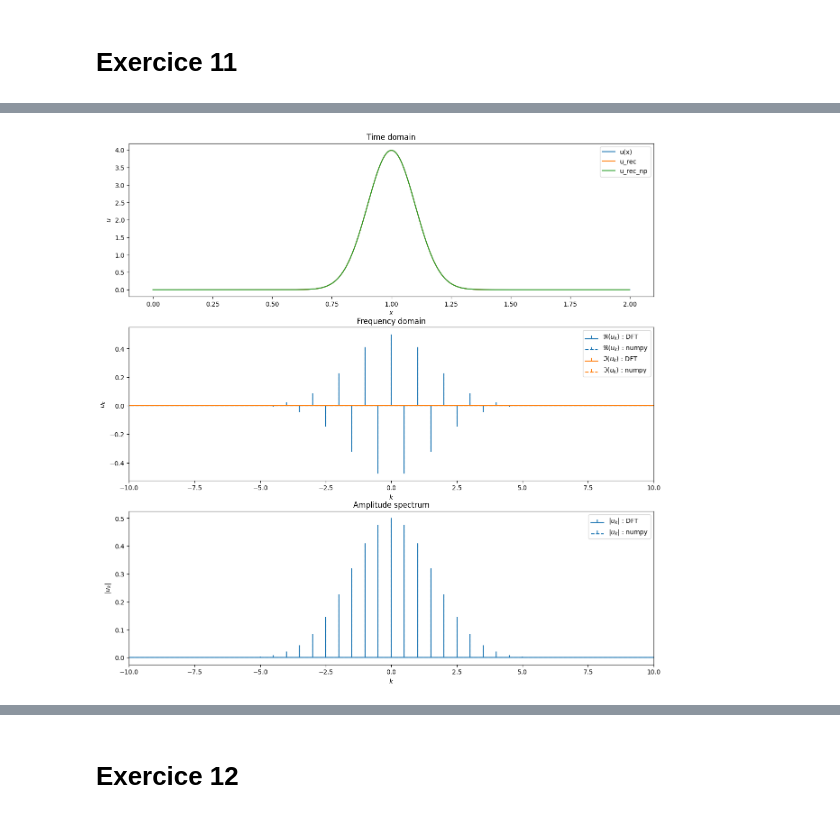
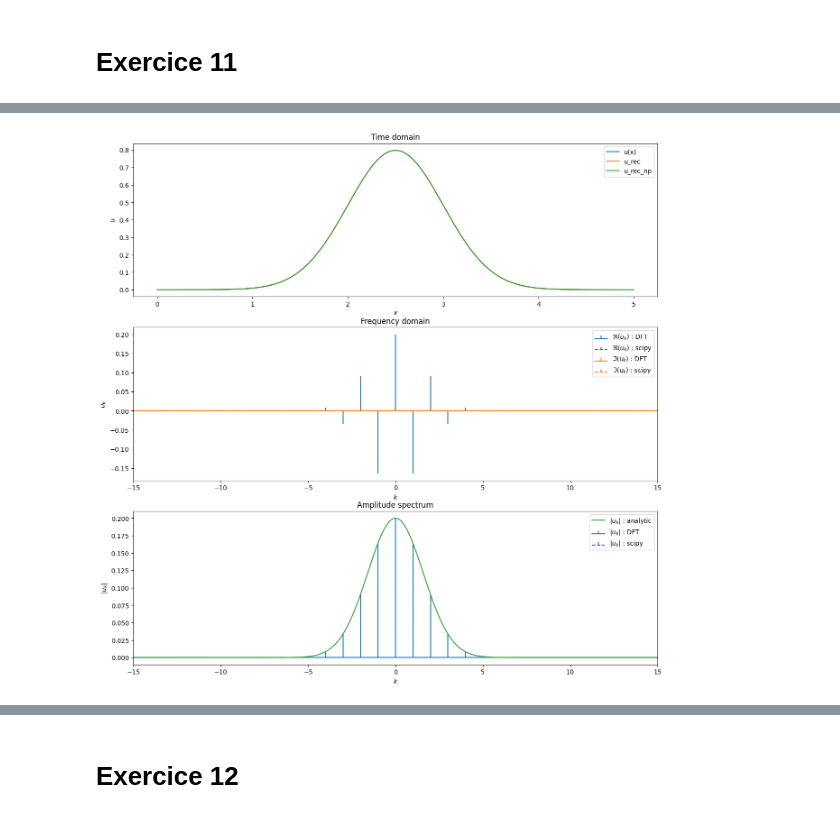
Before and after one commit to sablonl/LPHYS1303-Notebooks, a Jupyter notebook: Spectral.ipynb, the cells around one changed output, grey strips where cells are left out. Saved outputs shown, nothing was run; the diff lists cells and outputs as text; code cells hidden in the pictures.

```diff
--- a/Spectral.ipynb
+++ b/Spectral.ipynb
@@ -53,7 +53,7 @@ def IDFT(X):
 
     return X @ M
 # %%
-def plot_DFT(k, x, u_k, u_rec, u_k_np, u_rec_np, x_all, u_all, bounds=(-10, 10)):
+def plot_DFT(k, x, u_k, u_rec, u_k_np, u_rec_np, x_all, u_all, bounds=(-10, 10), u_analytic=None):
     fig, ax = plt.subplots(3, figsize=(15, 15))
 
     ax[0].plot(x_all, u_all, label="u(x)", c='C0')
@@ -66,11 +66,11 @@ def plot_DFT(k, x, u_k, u_rec, u_k_np, u_rec_np, x_all, u_all, bounds=(-10, 10))
 
     ax[1].stem(k, np.real(u_k), label="$\Re(u_k)$ : DFT",
                markerfmt=" ", basefmt="C0")
-    ax[1].stem(k, np.real(u_k_np), label="$\Re(u_k)$ : numpy",
+    ax[1].stem(k, np.real(u_k_np), label="$\Re(u_k)$ : scipy",
                markerfmt=" ", basefmt="C0--", linefmt="C0--")
     ax[1].stem(k, np.imag(u_k), label="$\Im(u_k)$ : DFT",
                markerfmt=" ", basefmt="C1", linefmt="C1")
-    ax[1].stem(k, np.imag(u_k_np), label="$\Im(u_k)$ : numpy",
+    ax[1].stem(k, np.imag(u_k_np), label="$\Im(u_k)$ : scipy",
                markerfmt=" ", basefmt="C1--", linefmt="C1--")
     ax[1].set_xbound(bounds[0], bounds[1])
     ax[1].set_title("Frequency domain")
@@ -81,7 +81,11 @@ def plot_DFT(k, x, u_k, u_rec, u_k_np, u_rec_np, x_all, u_all, bounds=(-10, 10))
     ax[2].stem(k, np.abs(u_k),
                markerfmt=" ", basefmt="C0", label="$|u_k|$ : DFT")
     ax[2].stem(k, np.abs(u_k_np),
-               markerfmt=" ", basefmt="C0--", linefmt="C0--", label="$|u_k|$ : numpy")
+               markerfmt=" ", basefmt="C0--", linefmt="C0--", label="$|u_k|$ : scipy")
+    if u_analytic is not None:
+        kk = np.linspace(bounds[0], bounds[1], 1000)
+        ax[2].plot(kk, np.abs(u_analytic(kk)),
+                   label="$|u_k|$ : analytic", c='C2')
     ax[2].set_xbound(bounds[0], bounds[1])
     ax[2].set_title("Amplitude spectrum")
     ax[2].set_xlabel("$k$")
@@ -98,15 +102,16 @@ amplis_cos = [0.75, 1.0, 0.5, -1.25]
 # -> definit un spectre discret
 
 
-def f(x): return sum([a * np.sin(2 * np.pi * f * x) for a, f in zip(amplis_sin, freqs_sin)]
-                     ) + sum([a * np.cos(2 * np.pi * f * x) for a, f in zip(amplis_cos, freqs_cos)])
+def f(x): return sum([a * np.sin(f * x) for a, f in zip(amplis_sin, freqs_sin)]
+                     ) + sum([a * np.cos(f * x) for a, f in zip(amplis_cos, freqs_cos)])
 
 
-L = 5.0  # PS: physical wavenumber is k/L -> plus le domaine et N sont grands, plus on verra les delta de Dirac
+L = 2*np.pi  # PS: les fréquences physiques sont 2pik/L avec k \in Z
+
 x_all = np.linspace(0, L, 5000, endpoint=False)
 u_all = f(x_all)
 
-N = 2**9
+N = 2**8
 x = np.linspace(0, L, N, endpoint=False)
 u = f(x)
 if N % 2 == 0:
@@ -129,6 +134,6 @@ print(f"Temps de calcul pour N = {N} avec scipy :")
 u_k_np = fftshift(fft(u)) / N
 u_rec_np = ifft(ifftshift(u_k_np)) * N
 
-plot_DFT(k/L, x, u_k, u_rec, u_k_np, u_rec_np, x_all, u_all,
+plot_DFT(k, x, u_k, u_rec, u_k_np, u_rec_np, x_all, u_all,
          bounds=(-max(freqs_sin + freqs_cos) - 2, max(freqs_sin + freqs_cos) + 2))
 # %% [output]
@@ -142,39 +147,40 @@ Temps de calcul pour N = 512 avec scipy :
 # %%
 # Test 2: spectre continu
-mu, sigma = 1.0, 0.1
-L = 2.0
+mu, sigma = 2.5, 0.5
+L = 5.0
+dk = 2*np.pi / L
 
 
 def f(x): return np.exp(- (x - mu)**2 / (2 * sigma**2)) / \
     (sigma * np.sqrt(2 * np.pi))
 
 
 x_all = np.linspace(0, L, 5000, endpoint=False)
 u_all = f(x_all)
 
-
-def u_analytic(k): return np.exp(1j * k * mu - (sigma*k)
-                                 ** 2 / 2) / np.sqrt(2 * np.pi)  # unused
+def u_analytic(k): return np.exp(-0.5*dk*k*(-2j*mu+dk*k*sigma**2)) / L
+# On remarque que le 'k' dans la fonction analytique est en fait '2pi k/L'... cela vient des coventions.
+# Une attention particulière doit être portée au domaine si l'on souhaite faire une analyse spectrale
 
 
 N = 2**10
 x = np.linspace(0, L, N, endpoint=False)
 u = f(x)
 if N % 2 == 0:
     k = np.arange(-N/2, N/2).reshape((N, 1))
 else:
     k = np.arange(-(N-1)/2, (N-1)/2 + 1).reshape((N, 1))
 
 u_k = DFT(u)
 u_rec = IDFT(u_k)
 
 # Via scipy
 u_k_np = fftshift(fft(u)) / N
 u_rec_np = ifft(ifftshift(u_k_np)) * N
 
-plot_DFT(k/L, x, u_k, u_rec, u_k_np, u_rec_np, x_all, u_all)
+plot_DFT(k, x, u_k, u_rec, u_k_np, u_rec_np, x_all, u_all, bounds=(-15, 15), u_analytic=u_analytic)
 # %% [output]
-[figure, old version]
+[figure, new version]
 # %%
 # Test 3 : phénomène de Gibbs
 def f(x): return np.where((x >= 0.4) & (x <= 0.6), 1.0, 0.0)
```
Also changed, not shown: parts of 9 cells of this notebook.
